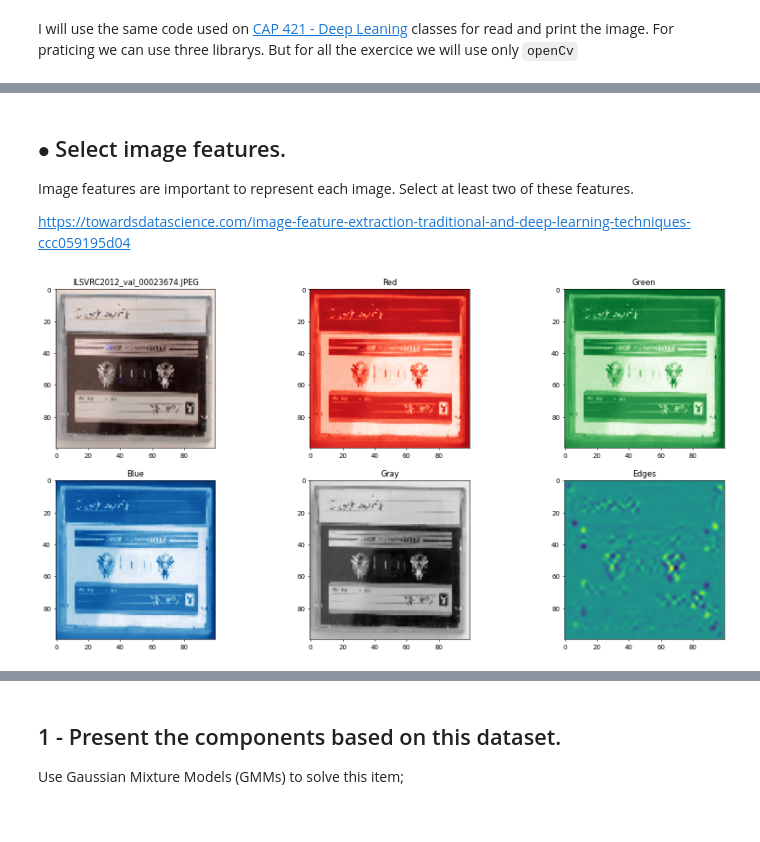
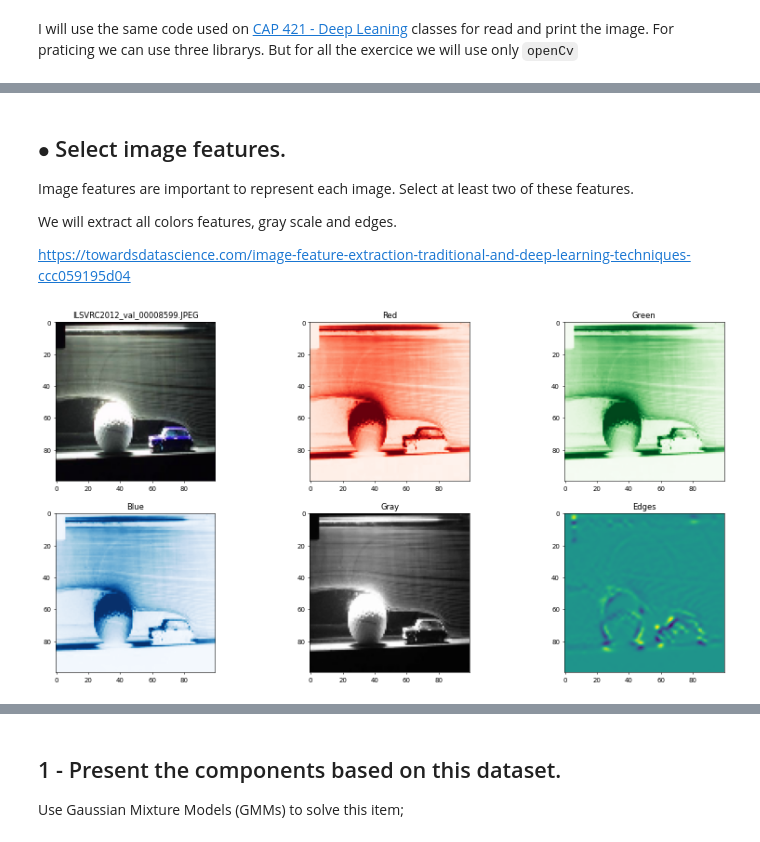
Before and after one commit to barauna-lo/Artificial_Inteligence, a Jupyter notebook: CAP417_Exercise_4.ipynb, the cells around one changed output, grey strips where cells are left out. Cells and saved outputs as stored; diff of their text form; code cells hidden in the pictures.

```diff
--- a/CAP417_Exercise_4.ipynb
+++ b/CAP417_Exercise_4.ipynb
@@ -76,8 +71,11 @@ plt.show()
 ## $\bullet$ Select image features.
 Image features are important to represent each image. Select at least two of these features.
 
+We will extract all colors features, gray scale and edges.
+
 https://towardsdatascience.com/image-feature-extraction-traditional-and-deep-learning-techniques-ccc059195d04
 # %%
+import numpy as np
 #Reading all imagens on the 'image' folder
 img_red  = []
 img_gree = []
@@ -92,44 +90,37 @@ for i in range(len(f)):
   img_red.append(R)
   img_gree.append(G)
   img_blue.append(B)
-
-  #Taking gray scale
-# no color needed to dete
-        #convert the image to R
-        # no color needed to detect edges
+  #Gray Scale
   gray = cv2.cvtColor(img[i], cv2.COLOR_BGR2GRAY)
   img_gray.append(gray)
-
   # GaussianBlur to reduce the noise in the image
-  blur = cv2.GaussianBlur(gray,(3,3), 0)
+  blur = cv2.GaussianBlur(img_gray[i],(3,3), 0)
   # extract edges
-  edges = cv2.Sobel(blur, ddepth=cv2.CV_64F, dx=1, dy=1, ksize=5)
-  img_edges.append(edges)
+  img_edges.append(cv2.Sobel(blur, ddepth=cv2.CV_64F, dx=1, dy=1, ksize=5))
 # %%
-#Lets take a look on the imagens
 plt.figure(figsize=(20,10),dpi=50)
-i=0
+i=3
 
 plt.subplot(2,3,1)
 plt.imshow(img[i])
 plt.title(f[i])
 plt.subplot(2,3,2)
 plt.imshow(img_red[i], cmap = 'Reds')
 plt.title('Red')
 plt.subplot(2,3,3)
 plt.imshow(img_gree[i], cmap = 'Greens')
 plt.title('Green')
 plt.subplot(2,3,4)
 plt.imshow(img_blue[i], cmap = 'Blues')
 plt.title('Blue')
 plt.subplot(2,3,5)
 plt.imshow(img_gray[i], cmap = 'gray')
 plt.title('Gray')
 plt.subplot(2,3,6)
 plt.imshow(img_edges[i])#, cmap = 'Reds')
 plt.title('Edges')
 
 
 plt.show()
 # %% [output]
-[figure, old version]
+[figure, new version]
```
Also changed, not shown: parts of 25 cells of this notebook.
